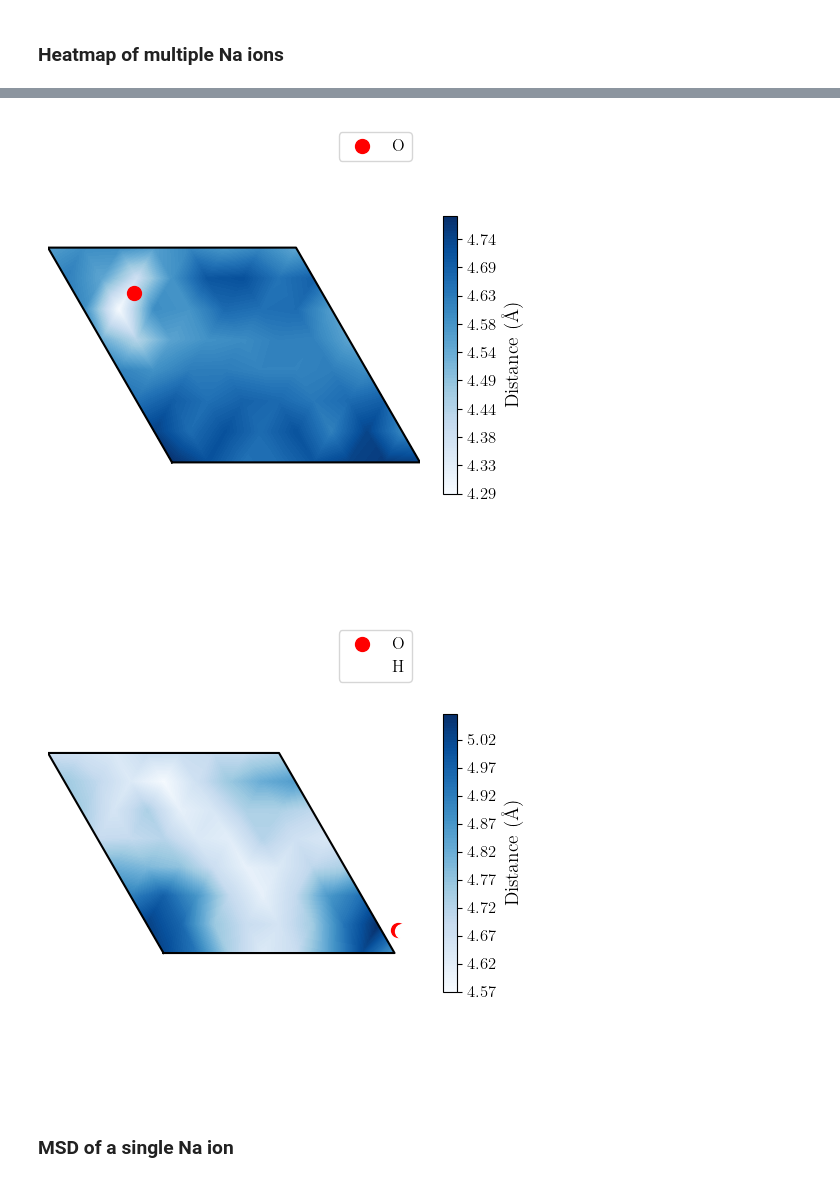
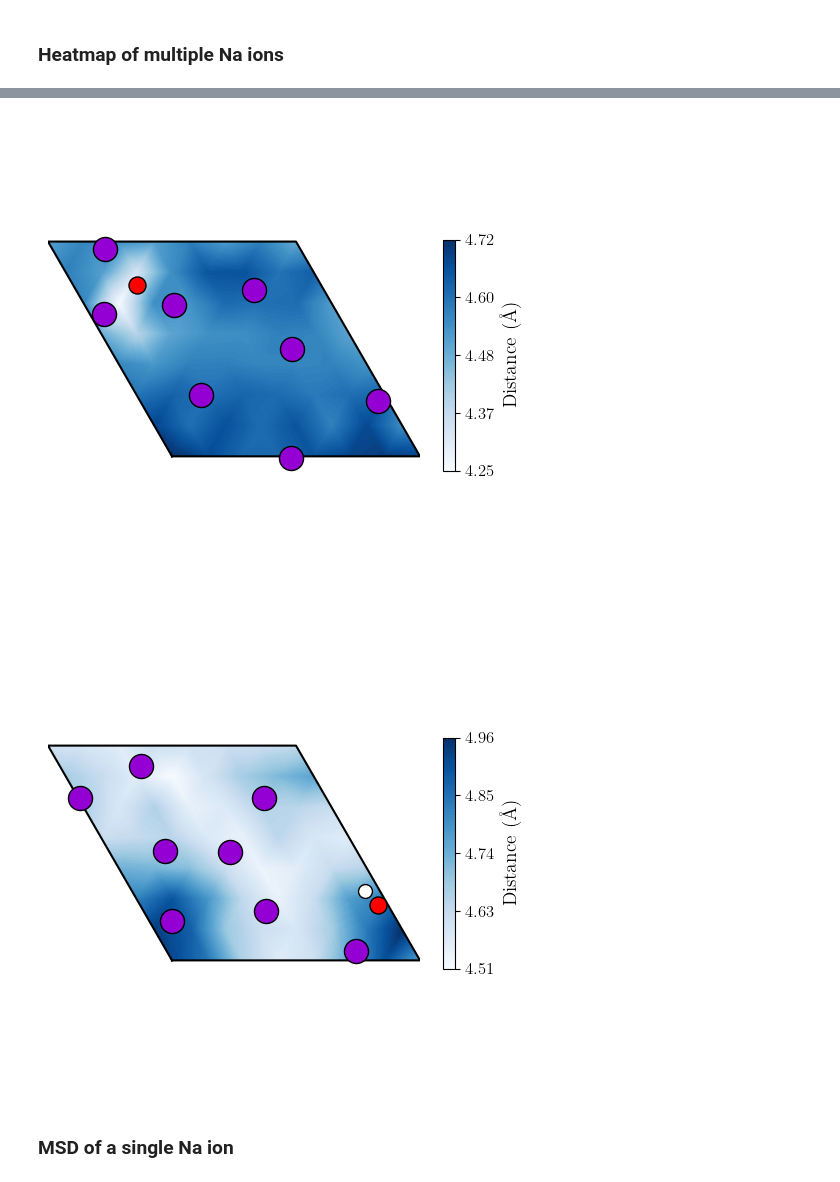
Before and after one commit to joehart2001/WA_MACE-MP-0, a Jupyter notebook: na_analysis.ipynb, the cells around one changed output, grey strips where cells are left out. Saved outputs shown, nothing was run; the diff lists cells and outputs as text; code cells hidden in the pictures.

```diff
--- a/na_analysis.ipynb
+++ b/na_analysis.ipynb
@@ -190,7 +190,7 @@ array([3.04901013, 5.21016283])
 import matplotlib.ticker as ticker
 
 
-mg_na_traj = io.read("trajectories/mg_na_omat_flipped_25000.traj", index=":")
+#mg_na_traj = io.read("trajectories/mg_na_omat_flipped_25000.traj", index=":")
 
 mgo_na_traj_norelax_500 = io.read("trajectories/mgo_na_omat_flipped_norelax_25000.traj", index=":")
 mgoh_na_traj_norelax_500 = io.read("trajectories/mgoh_na_omat_flipped_norelax_25000.traj", index=":")
@@ -260,19 +260,24 @@ def interlayer_heatmap(traj, gridsize, n_frames, plot_na=True, filepath=None):
     # Plot grid **corners** (was grid centers before)
     #plt.scatter(grid_corners[:, 0], grid_corners[:, 1], color='red', zorder=3, label="Grid Corners", alpha=0.5)
 
-    na_pos = [atom.position[:2] for atom in traj[-1] if atom.symbol == 'Na'][0]
+    na_pos = [atom.position[:2] for atom in traj[0] if atom.symbol == 'Na']
     if plot_na:
-        plt.scatter(na_pos[0], na_pos[1], color='darkviolet', zorder=3, label="Na", s=300, edgecolors='k')
+        if len(na_pos) == 1:
+            plt.scatter(pos[0], pos[1], color='darkviolet', zorder=3, label="Na", s=300, edgecolors='k')
+
+        else:
+            for pos in na_pos:
+                plt.scatter(pos[0], pos[1], color='darkviolet', zorder=3, label="Na", s=300, edgecolors='k')
 
     # plot O atom with tag 11 if present
-    graphene_O = [atom.position[:2] for atom in traj[-1] if atom.tag == 11]
+    graphene_O = [atom.position[:2] for atom in traj[0] if atom.tag == 11]
     if graphene_O:
         plt.scatter(graphene_O[0][0], graphene_O[0][1], color='red', zorder=3, label="O", s=150, edgecolors='k')
-    graphene_H = [atom.position[:2] for atom in traj[-1] if atom.tag == 12]
+    graphene_H = [atom.position[:2] for atom in traj[0] if atom.tag == 12]
     if graphene_H:
-        plt.scatter(graphene_H[0][0], graphene_H[0][1], color='white', zorder=3, label="H", s=100, edgecolors='k')
+        plt.scatter(graphene_H[0][0], graphene_H[0][1], color='white', zorder=2.9, label="H", s=100, edgecolors='k')
 
-    plt.legend()
+    #plt.legend()
 
     if filepath:
         plt.savefig(f"figures/{filepath}", dpi=500)
@@ -308,6 +313,10 @@ mg_na_many_flip_norelax_traj_500 = io.read("trajectories/mg_na_many_omat_flip_no
 mgo_na_many_flip_norelax_traj_500 = io.read("trajectories/mgo_na_many_omat_flip_norelax_25000.traj", index="500:")
 mgoh_na_many_flip_norelax_traj_500 = io.read("trajectories/mgoh_na_many_omat_flip_norelax_25000.traj", index="500:")
 # %%
+mg_na_many_flip_norelax_traj_500_100000 = io.read("trajectories/mg_na_many_omat_flipped_norelax_100000.traj", index="500:")
+mgo_na_many_flip_norelax_traj_500_100000 = io.read("trajectories/mgo_na_many_omat_flipped_norelax_100000.traj", index="500:")
+mgoh_na_many_flip_norelax_traj_500_100000 = io.read("trajectories/mgoh_na_many_omat_flipped_norelax_100000.traj", index="500:")
+
 mg_na_many_flip_norelax_traj_2000_100000 = io.read("trajectories/mg_na_many_omat_flipped_norelax_100000.traj", index="2000:")
 mgo_na_many_flip_norelax_traj_2000_100000 = io.read("trajectories/mgo_na_many_omat_flipped_norelax_100000.traj", index="2000:")
 mgoh_na_many_flip_norelax_traj_2000_100000 = io.read("trajectories/mgoh_na_many_omat_flipped_norelax_100000.traj", index="2000:")
@@ -318,11 +327,11 @@ interlayer_heatmap(mg_na_many_flip_norelax_traj_2000_100000, 8, n_frames=8000, p
 # %%
-interlayer_heatmap(mgo_na_many_flip_norelax_traj_2000_100000, 8, n_frames=8000, plot_na=False)
+interlayer_heatmap(mgo_na_many_flip_norelax_traj_500_100000, 8, n_frames=8000, plot_na=True, filepath="heatmap_mgo_na_many.png")
 # %% [output]
-[figure, old version]
+[figure, new version]
 # %%
-interlayer_heatmap(mgoh_na_many_flip_norelax_traj_2000_100000, 8, n_frames=8000, plot_na=False)
+interlayer_heatmap(mgoh_na_many_flip_norelax_traj_500_100000, 8, n_frames=8000, plot_na=True, filepath="heatmap_mgoh_na_many.png")
 # %% [output]
-[figure, old version]
+[figure, new version]
 # %% [markdown]
 ### MSD of a single Na ion
 # %% [markdown]
```
Also changed, not shown: parts of 4 cells of this notebook, 2 other files.
